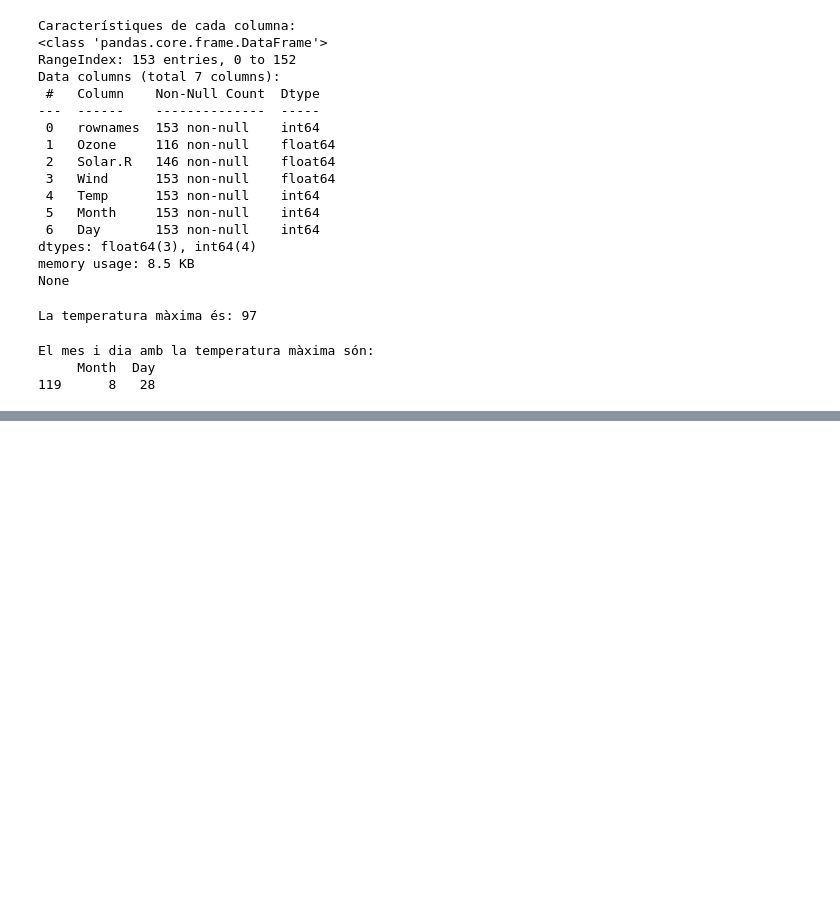
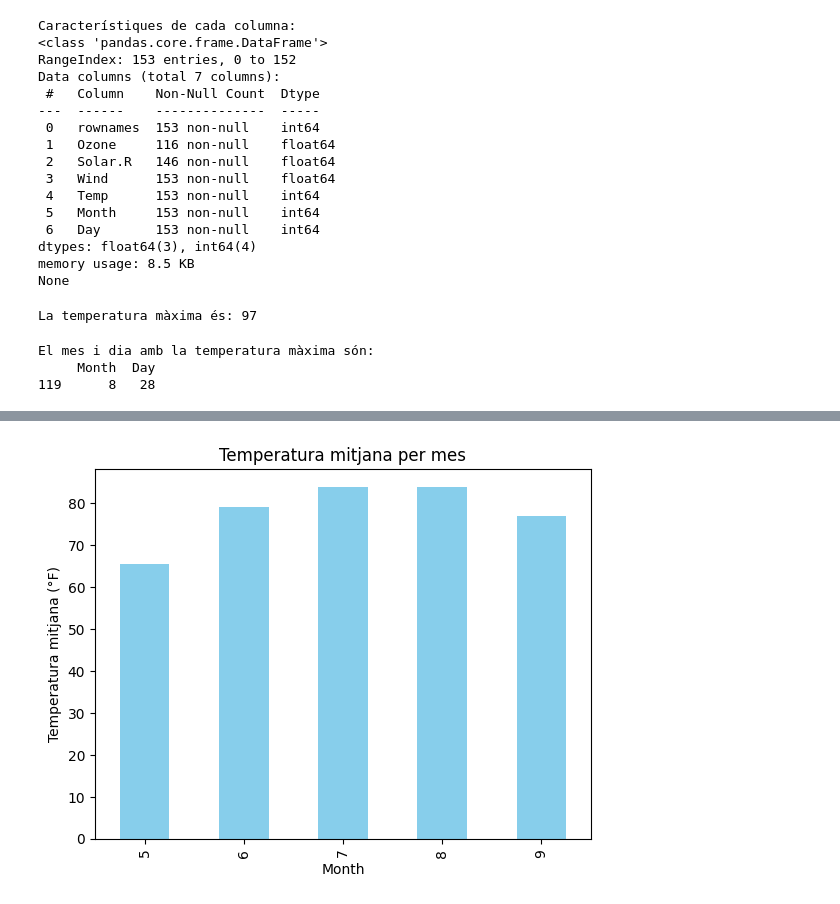
Before and after one commit to Avnish-Jassal/Binder, a Jupyter notebook: airquality2.ipynb, the cells around one changed output, grey strips where cells are left out. Cells and saved outputs as stored; diff of their text form; code cells hidden in the pictures; blank space fills up the shorter version.

```diff
--- a/airquality2.ipynb
+++ b/airquality2.ipynb
@@ -61,0 +88,8 @@ El mes i dia amb la temperatura màxima són:
+# %%
+avg_temp_per_month = df.groupby('Month')['Temp'].mean()
+avg_temp_per_month.plot(kind='bar', color='skyblue')
+plt.title('Temperatura mitjana per mes')
+plt.ylabel('Temperatura mitjana (°F)')
+plt.show()
+# %% [output]
+[figure, added]
```
Also changed, not shown: parts of 7 cells of this notebook.
